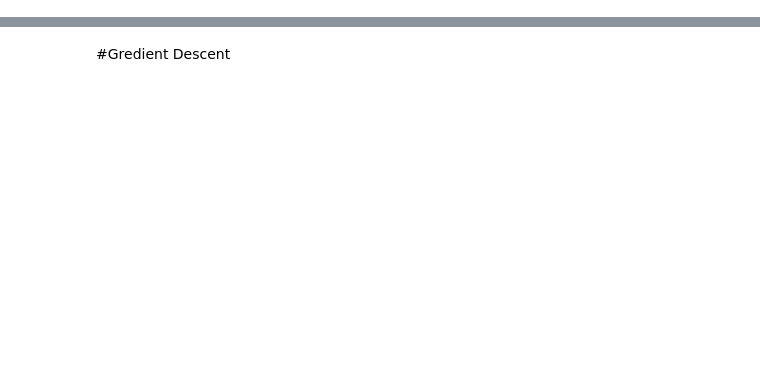
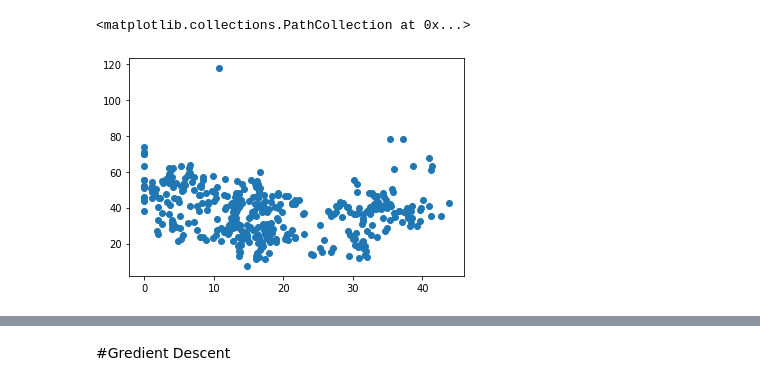
Before and after one commit to Mohammadkaviany/MachineLearning, a Jupyter notebook: Manual_Linear_Regression.ipynb, the cells around one changed output, grey strips where cells are left out. Saved outputs shown, nothing was run; the diff lists cells and outputs as text; code cells hidden in the pictures; blank space fills up the shorter version.

```diff
--- a/Manual_Linear_Regression.ipynb
+++ b/Manual_Linear_Regression.ipynb
@@ -35,3 +54,8 @@ y = df["Y house price of unit area"]
+# %%
+plt.scatter(x, y)
+# %% [output]
+<matplotlib.collections.PathCollection at 0x...>
+[figure, added]
 # %%
 x = np.sort(np.array(x))
 y = np.sort(np.array(y))
```
Also changed, not shown: parts of 23 cells of this notebook.
